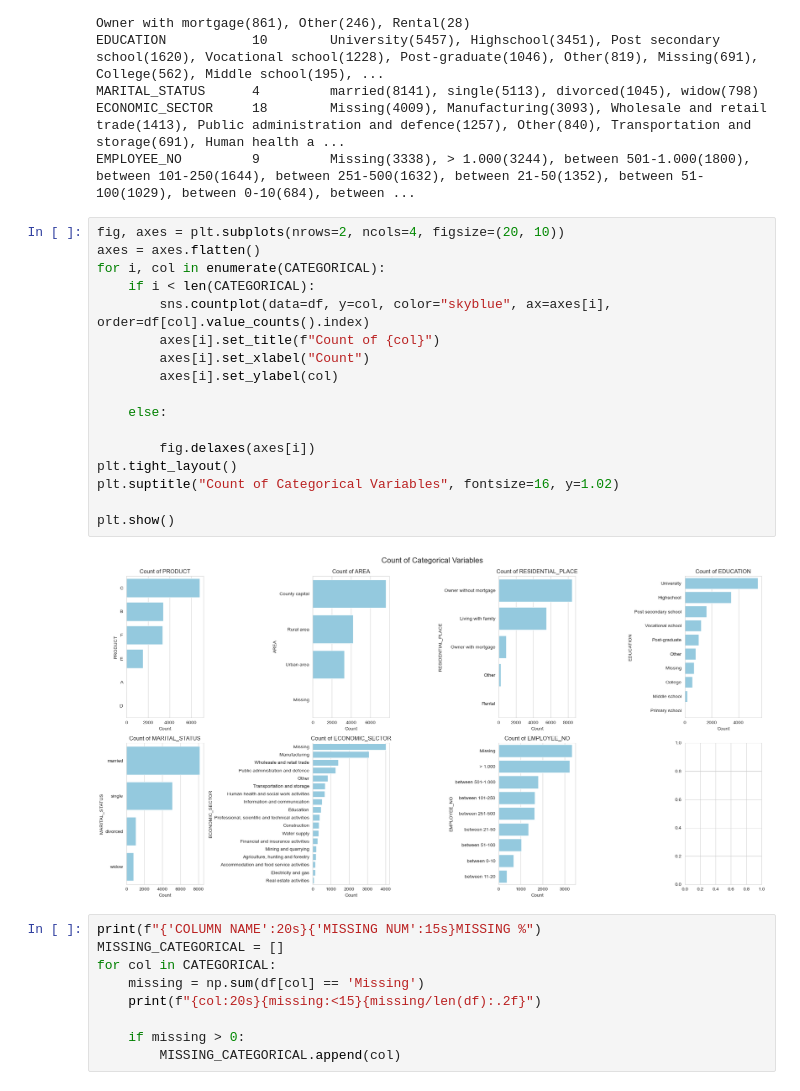
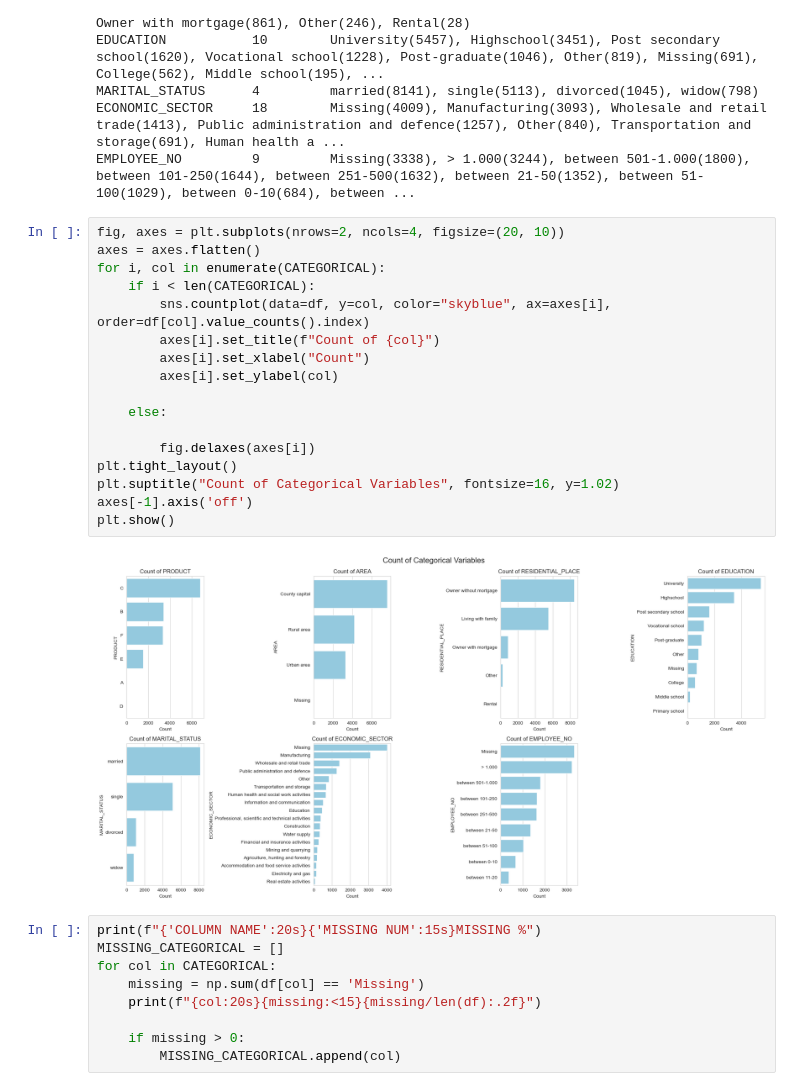
Before and after one commit to Michael-Pytel/Consumer-Loans-Analysis, a Jupyter notebook: src/eda_processing.ipynb, the cells around one changed output. Saved outputs shown, nothing was run; the diff lists cells and outputs as text.

```diff
--- a/src/eda_processing.ipynb
+++ b/src/eda_processing.ipynb
@@ -131,22 +131,22 @@ EMPLOYEE_NO         9         Missing(3338), > 1.000(3244), between 501-1.000(18
 # %%
 fig, axes = plt.subplots(nrows=2, ncols=4, figsize=(20, 10))
 axes = axes.flatten()
 for i, col in enumerate(CATEGORICAL):
     if i < len(CATEGORICAL):
         sns.countplot(data=df, y=col, color="skyblue", ax=axes[i], order=df[col].value_counts().index)
         axes[i].set_title(f"Count of {col}")
         axes[i].set_xlabel("Count")
         axes[i].set_ylabel(col)
 
     else:
 
         fig.delaxes(axes[i])
 plt.tight_layout()
 plt.suptitle("Count of Categorical Variables", fontsize=16, y=1.02)
-
+axes[-1].axis('off')
 plt.show()
 # %% [output]
-[figure, old version]
+[figure, new version]
 # %%
 print(f"{'COLUMN NAME':20s}{'MISSING NUM':15s}MISSING %")
 MISSING_CATEGORICAL = []
```
Also changed, not shown: parts of 6 cells of this notebook.
